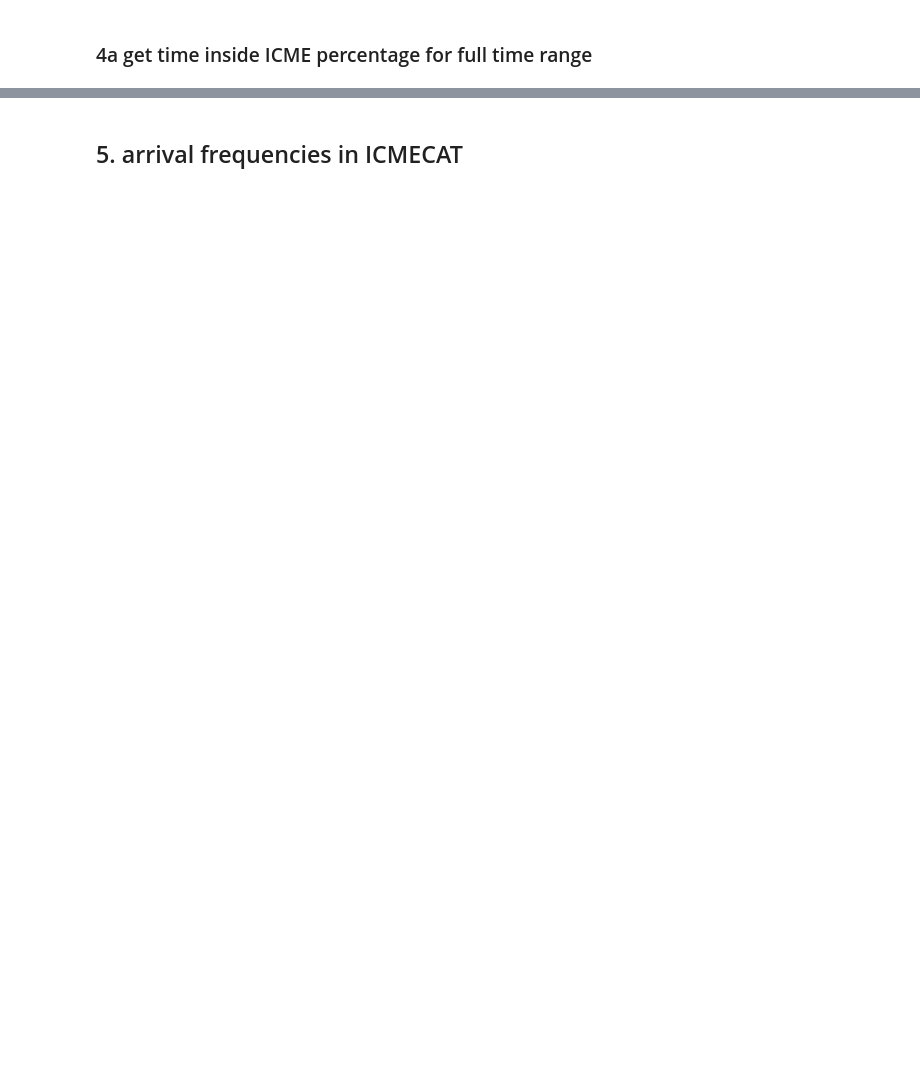
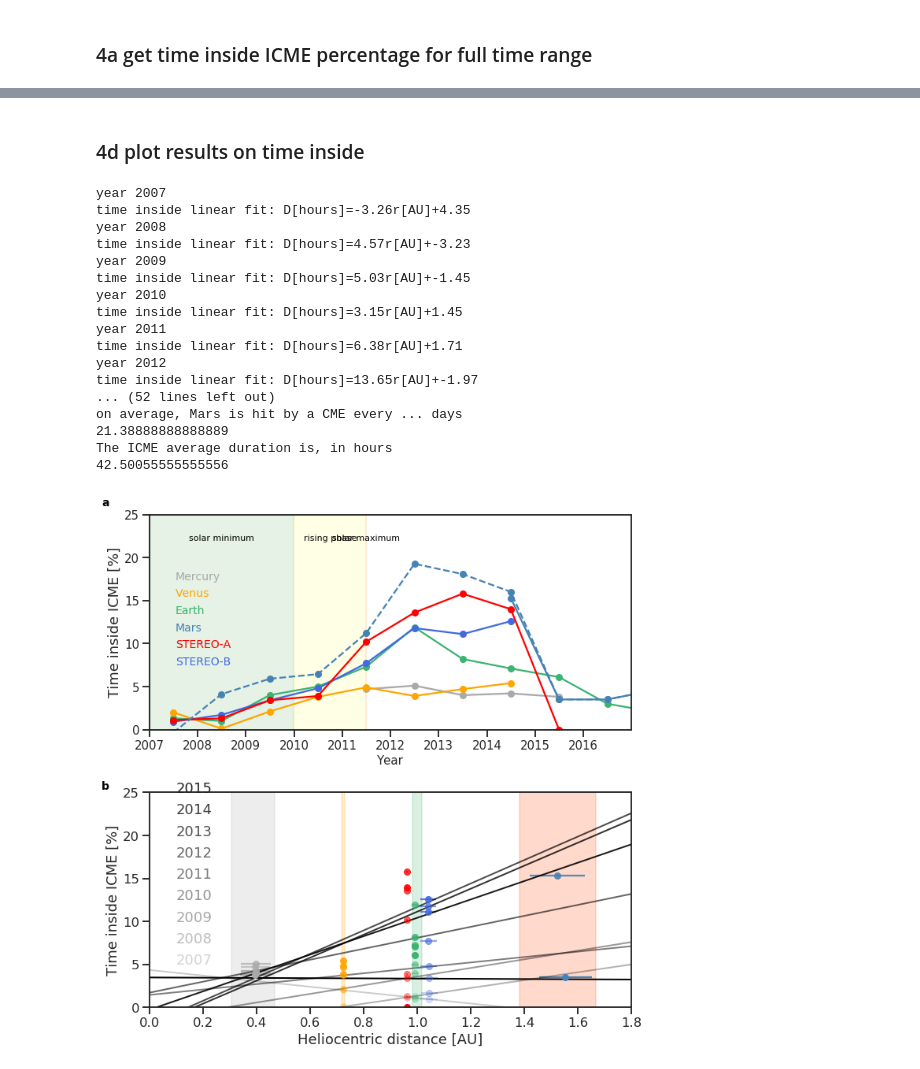
Before and after one commit to cmoestl/heliocats, a Jupyter notebook: cme_statistics.ipynb, the cells around one changed output, grey strips where cells are left out. Cells and saved outputs as stored; diff of their text form; code cells hidden in the pictures; blank space fills up the shorter version.

```diff
--- a/cme_statistics.ipynb
+++ b/cme_statistics.ipynb
@@ -1114,13 +1330,10 @@ print('STA:               ',inside_sta_cycle)
+# %% [markdown]
+### 4d plot results on time inside
 # %%
-##################################### PLOT RESULTS ON TIME INSIDE
-
-
-### fix that VEX MESSENGER impact frequency is less than 1 AU by multiplying with a factor of 1.5
+### maybe fix that VEX MESSENGER impact frequency is less than 1 AU by multiplying with a factor of 1.5
 #check exact values with frequency plot
-
 #inside_vex_perc=inside_vex_perc*1.5
 #inside_mes_perc=inside_mes_perc*1.5
-
 
 sns.set_context("talk")
 sns.set_style("ticks",{'grid.linestyle': '--'})
@@ -1158,8 +1371,6 @@ plt.figtext(xoff,yoff-0.03*5,'STEREO-B',color='royalblue', fontsize=fsize, ha='l
 plt.figtext(0.02,0.98,'a',color='black', fontsize=fsize, ha='left',fontweight='bold')
 plt.figtext(0.02,0.48,'b',color='black', fontsize=fsize, ha='left',fontweight='bold')
 
-
-
 #limits solar min/rise/max
 
 vlevel=22
@@ -1167,19 +1378,19 @@ fsize=11
 
 plt.axvspan(minstart_num,minend_num, color='green', alpha=0.1)
 plt.annotate('solar minimum',xy=(minstart_num+(minend_num-minstart_num)/2,vlevel),color='black', ha='center', fontsize=fsize)
-plt.annotate('<',xy=(minstart_num+10,vlevel),ha='left', fontsize=fsize)
-plt.annotate('>',xy=(minend_num-10,vlevel),ha='right', fontsize=fsize)
+#plt.annotate('<',xy=(minstart_num+10,vlevel),ha='left', fontsize=fsize)
+#plt.annotate('>',xy=(minend_num-10,vlevel),ha='right', fontsize=fsize)
 
 
 plt.axvspan(risestart_num,riseend_num, color='yellow', alpha=0.1)
 plt.annotate('rising phase',xy=(risestart_num+(riseend_num-risestart_num)/2,vlevel),color='black', ha='center', fontsize=fsize)
-plt.annotate('<',xy=(risestart_num+10,vlevel),ha='left', fontsize=fsize)
-plt.annotate('>',xy=(riseend_num-10,vlevel),ha='right', fontsize=fsize)
+#plt.annotate('<',xy=(risestart_num+10,vlevel),ha='left', fontsize=fsize)
+#plt.annotate('>',xy=(riseend_num-10,vlevel),ha='right', fontsize=fsize)
 
 plt.axvspan(maxstart_num,maxstart_num, color='red', alpha=0.1)
 plt.annotate('solar maximum',xy=(maxstart_num+(maxstart_num-maxstart_num)/2,vlevel),color='black', ha='center', fontsize=fsize)
-plt.annotate('<',xy=(maxstart_num+10,vlevel),ha='left', fontsize=fsize)
-plt.annotate('>',xy=(maxstart_num,vlevel),ha='right', fontsize=fsize)
+#plt.annotate('<',xy=(maxstart_num+10,vlevel),ha='left', fontsize=fsize)
+#plt.annotate('>',xy=(maxstart_num,vlevel),ha='right', fontsize=fsize)
 
 
 plt.ylim((0,25))
@@ -1189,17 +1400,11 @@ plt.xlabel('Year',fontsize=fsize)
 plt.yticks(fontsize=fsize)
 plt.xticks(fontsize=fsize)
 
-
 plt.tight_layout()
-
-
-
 #plt.ylim(0,45)
-plt.xlim(yearly_start_times[0],yearly_end_times[9])
+plt.xlim(yearly_start_times_d[0],yearly_end_times[9])
 
 #sns.despine()
-
-
 
 
 #### plot time inside vs. heliocentric distance
@@ -1401,32 +1606,49 @@ print(round(inside_win_cycle[2],1))
 #only declining phase
 print('MAVEN')
 print(round(inside_mav_cycle[1],1))
 
 
 
 
 ###################### MAVEN
 
 #from processing program
 #all in days
 totaldays=385
 total_icme_duration_maven=np.sum(ic.icme_duration[mavi])/24
 
 print()
 print()
 print()
 
 
 print('MAVEN results from 385 days of data, Dec 2014-Feb 2016, with gaps where no solar wind is available')
 print('MAVEN total days of observations with solar wind data:')
 print(totaldays)
 print('MAVEN total ICME durations:')
 print(total_icme_duration_maven)
 print('Mars is in percent of time inside ICMEs, for intervals in 2014-2016 (declining phase):')
 print(total_icme_duration_maven/totaldays*100)
 print('on average, Mars is hit by a CME every ... days')
 print(totaldays/np.size(mavi))
 print('The ICME average duration is, in hours')
 print(np.mean(ic.icme_duration[mavi]))
+# %% [output]
+year 2007
+time inside linear fit: D[hours]=-3.26r[AU]+4.35
+year 2008
+time inside linear fit: D[hours]=4.57r[AU]+-3.23
+year 2009
+time inside linear fit: D[hours]=5.03r[AU]+-1.45
+year 2010
+time inside linear fit: D[hours]=3.15r[AU]+1.45
+year 2011
+time inside linear fit: D[hours]=6.38r[AU]+1.71
+year 2012
+time inside linear fit: D[hours]=13.65r[AU]+-1.97
+... (52 lines left out)
+on average, Mars is hit by a CME every ... days
+21.38888888888889
+The ICME average duration is, in hours
+42.50055555555556
+[figure, added]
-# %% [markdown]
-## 5. arrival frequencies in ICMECAT
```
Also changed, not shown: parts of 26 cells of this notebook, 1 other file.
